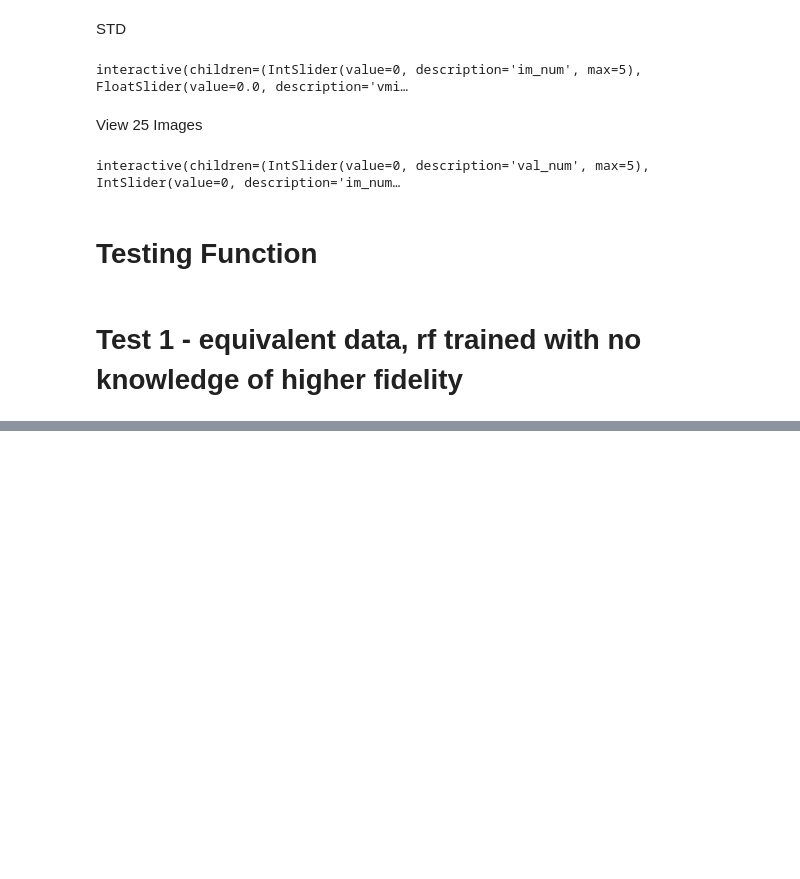
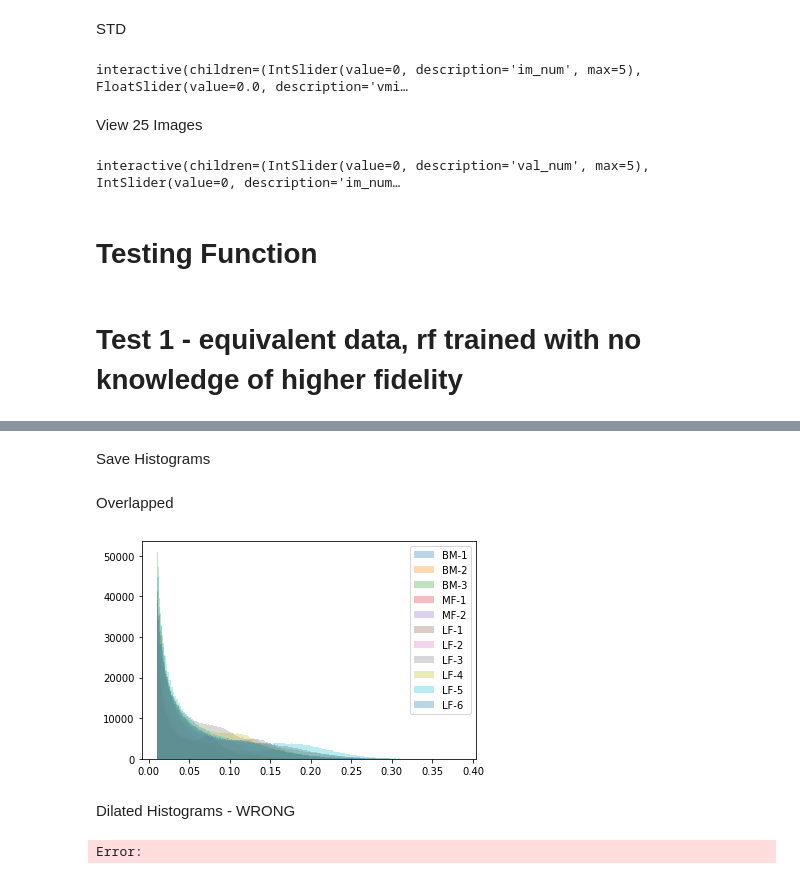
Before and after one commit to JohnDLee/Unet-Research, a Jupyter notebook: Unet_research/unet_code/Evaluate_Tensors.ipynb, the cells around one changed output, grey strips where cells are left out. Saved outputs shown, nothing was run; the diff lists cells and outputs as text; code cells hidden in the pictures; blank space fills up the shorter version.

```diff
--- a/Unet_research/unet_code/Evaluate_Tensors.ipynb
+++ b/Unet_research/unet_code/Evaluate_Tensors.ipynb
@@ -630,0 +469,67 @@ rot_std_mag.groupby('model_name').mean()
+# %% [markdown]
+Save Histograms
+# %%
+threshold = 0.01
+for model in models:
+    data = []
+    for i in range(6):
+        temp = np.ma.array(std_db_tensors[model][i],mask = ~masks[i])
+        data.append(temp[~temp.mask])
+    data = np.concatenate(data)
+    data = data[data > threshold]
+    fig, ax =  plt.subplots(1,1)
+    ax.hist(data, bins = 'auto')
+    fig.savefig(os.path.join('../results/Images/DB_std_histograms', f"STD_Histogram_{model}.png"))
+    plt.close(fig)
+# %%
+threshold = 0.01
+for model in models:
+    data = []
+    for i in range(6):
+        temp = np.ma.array(std_rot_tensors[model][i],mask = ~masks[i])
+        data.append(temp[~temp.mask])
+    data = np.concatenate(data)
+    data = data[data > threshold]
+    fig, ax =  plt.subplots(1,1)
+    ax.hist(data, bins = 'auto')
+    fig.savefig(os.path.join('../results/Images/ROT_std_histograms', f"STD_Histogram_{model}.png"))
+    plt.close(fig)
+# %% [markdown]
+Overlapped
+# %%
+threshold = 0.01
+fig, ax =  plt.subplots(1,1)
+for model in models:
+    data = []
+    for i in range(6):
+        temp = np.ma.array(std_db_tensors[model][i],mask = ~masks[i])
+        data.append(temp[~temp.mask])
+    data = np.concatenate(data)
+    data = data[data > threshold]
+
+    ax.hist(data, bins = 'auto', alpha = .3, label = model)
+    ax.legend()
+fig.show()
+#fig.savefig(os.path.join('../results/Images/histograms', f'STD_Histogram_{model}.png'))
+#plt.close(fig)
+# %% [output]
+[figure, added]
+# %% [markdown]
+Dilated Histograms - WRONG
+# %%
+threshold = .01
+for model in models:
+    data = []
+    for i in range(6):
+        dilated = cv2.erode(targets[i], np.ones((3,3),np.uint8))/255
+        temp = np.ma.array(std_db_tensors[model][i],mask = dilated)
+        data.append(temp[~temp.mask].data)
+
+    data = np.concatenate(data)
+    data = data[data > threshold]
+    fig, ax =  plt.subplots(1,1)
+    ax.hist(data, bins = 'auto')
+    fig.savefig(os.path.join('../results/Images/histograms_dilated', f'STD_Dilated_Histogram_{model}.png'))
+    plt.close(fig)
+# %% [output]
+Error:
```
Also changed, not shown: parts of 46 cells of this notebook, 7 other files.
